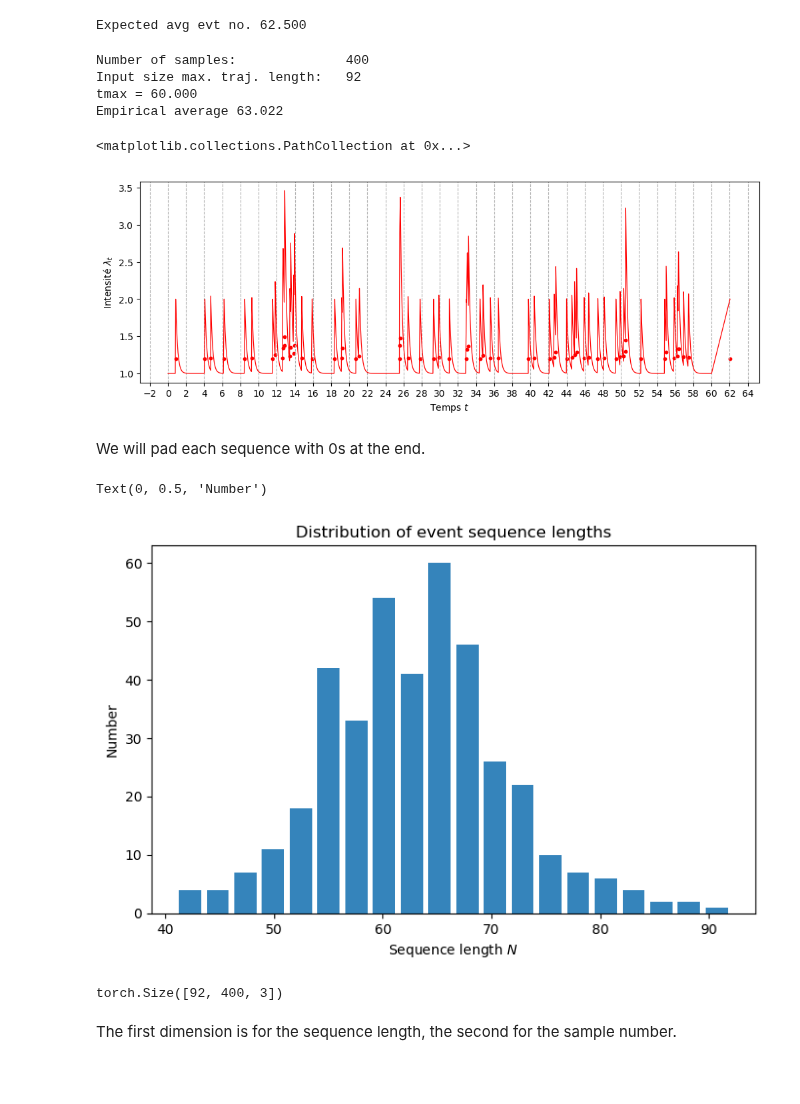
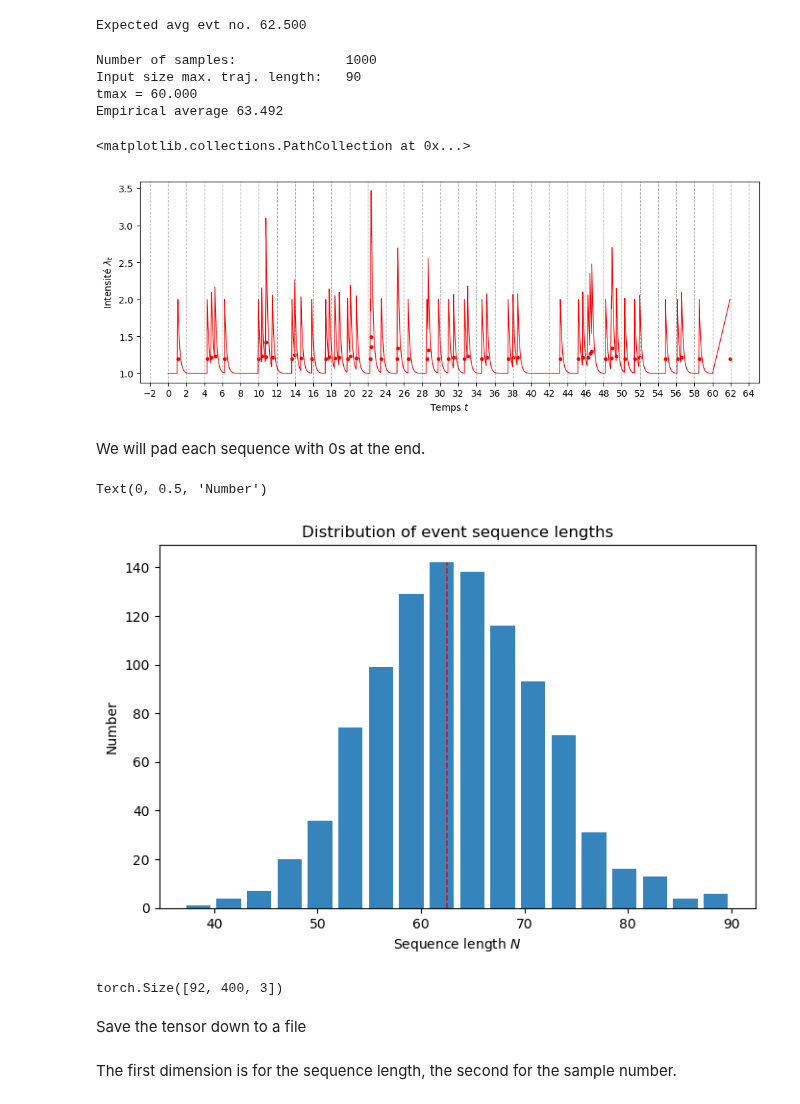
Before and after one commit to Deeptradingfx/point-process-nets, a Jupyter notebook: notebooks/decayrnn.ipynb, the cells around one changed output. Drawn from its saved outputs; the diff is of its cells as text; code cells hidden in the pictures; blank space fills up the shorter version.

Commit message:
Save results to file

```diff
--- a/notebooks/decayrnn.ipynb
+++ b/notebooks/decayrnn.ipynb
@@ -61,12 +61,12 @@ mu = 1.0
 tmax = 60.0
 alpha = 0.2
 beta  = 5
-
-print("Expected avg evt no. %.3f" % (tmax*mu/(1.-alpha/beta)))
+avg_num_of_events = tmax*mu/(1.-alpha/beta)
+print("Expected avg evt no. %.3f" % avg_num_of_events)
 # %% [output]
 Expected avg evt no. 62.500
 # %%
-n_traj = 400
+n_traj = 1000
 sample_trajectories = [
     torch.from_numpy(ppr.hawkes_exp(tmax, beta, mu, itertools.repeat(alpha)))
     for _ in range(n_traj)
@@ -88,10 +88,10 @@ times_tensor = data_tensor[:,:,0]
 # times_tensor = torch.cat((torch.zeros(1,times_tensor.shape[1]), times_tensor), dim=0)
 # seq_lengths += 1
 # %% [output]
-Number of samples:              400
-Input size max. traj. length:   92
+Number of samples:              1000
+Input size max. traj. length:   90
 tmax = 60.000
-Empirical average 63.022
+Empirical average 63.492
 # %%
 one_traj = sample_trajectories[1].numpy()
 fig, ax = plt.subplots(1,1, figsize=(12,4), dpi=100)
@@ -107,19 +107,25 @@ ax.grid(True, axis='x', linestyle='--')
 ax.scatter(one_traj[:,0], one_traj[:,1], c='r', s=10)
 # %% [output]
 <matplotlib.collections.PathCollection at 0x...>
-[figure, old version]
+[figure, new version]
 # %% [markdown]
 We will pad each sequence with 0s at the end.
 # %%
 fig, ax = plt.subplots(1, 1, figsize=(8,5), dpi=100)
-ax.hist(seq_lengths, bins=2*int(seq_lengths.size(0)**(2/5)), rwidth=0.8, alpha=0.9)
+arr, bins, patches = ax.hist(seq_lengths,
+                             bins=2*int(seq_lengths.size(0)**(1/3)),
+                             rwidth=0.8, alpha=0.9)
 ax.set_title('Distribution of event sequence lengths')
+ax.vlines(avg_num_of_events, 0., arr.max(),
+          linestyles="--", linewidth=1.1, color="r")
 ax.set_xlabel('Sequence length $N$')
 ax.set_ylabel('Number')
 # %% [output]
 Text(0, 0.5, 'Number')
-[figure, old version]
+[figure, new version]
 # %%
 data_tensor.shape
 # %% [output]
 torch.Size([92, 400, 3])
+# %% [markdown]
+Save the tensor down to a file
```
Also changed, not shown: parts of 11 cells of this notebook, 3 other files.
